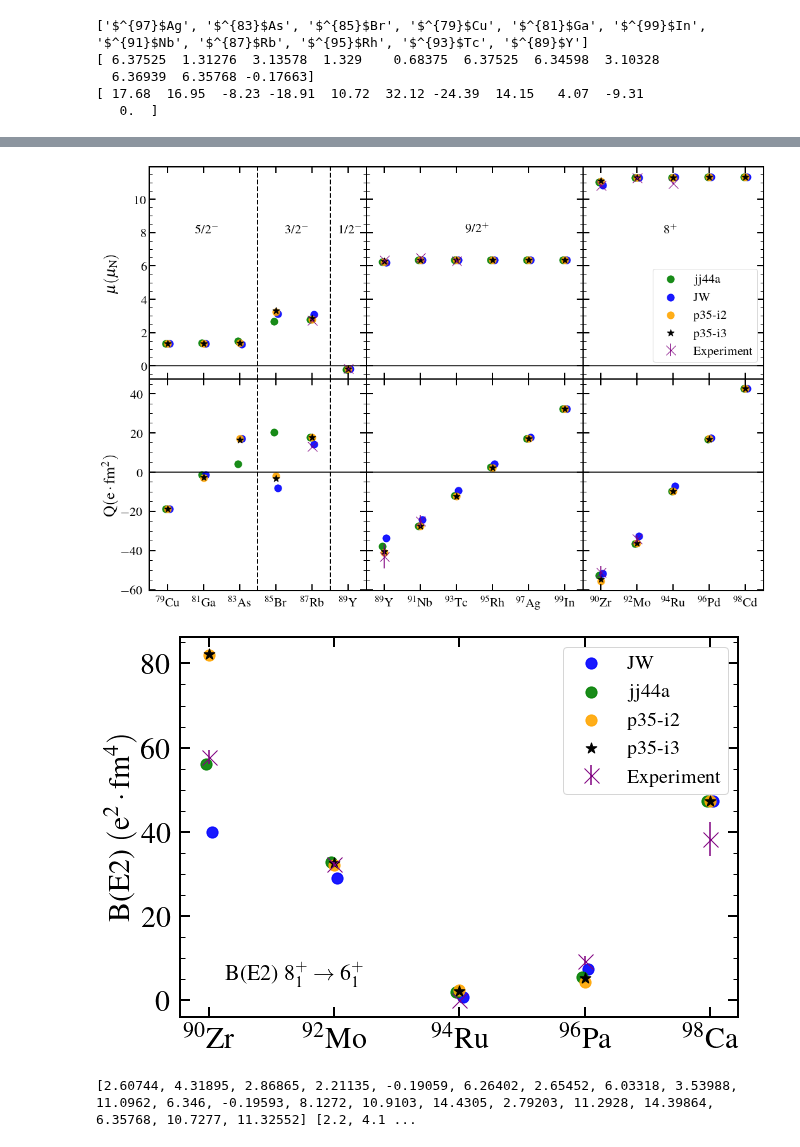
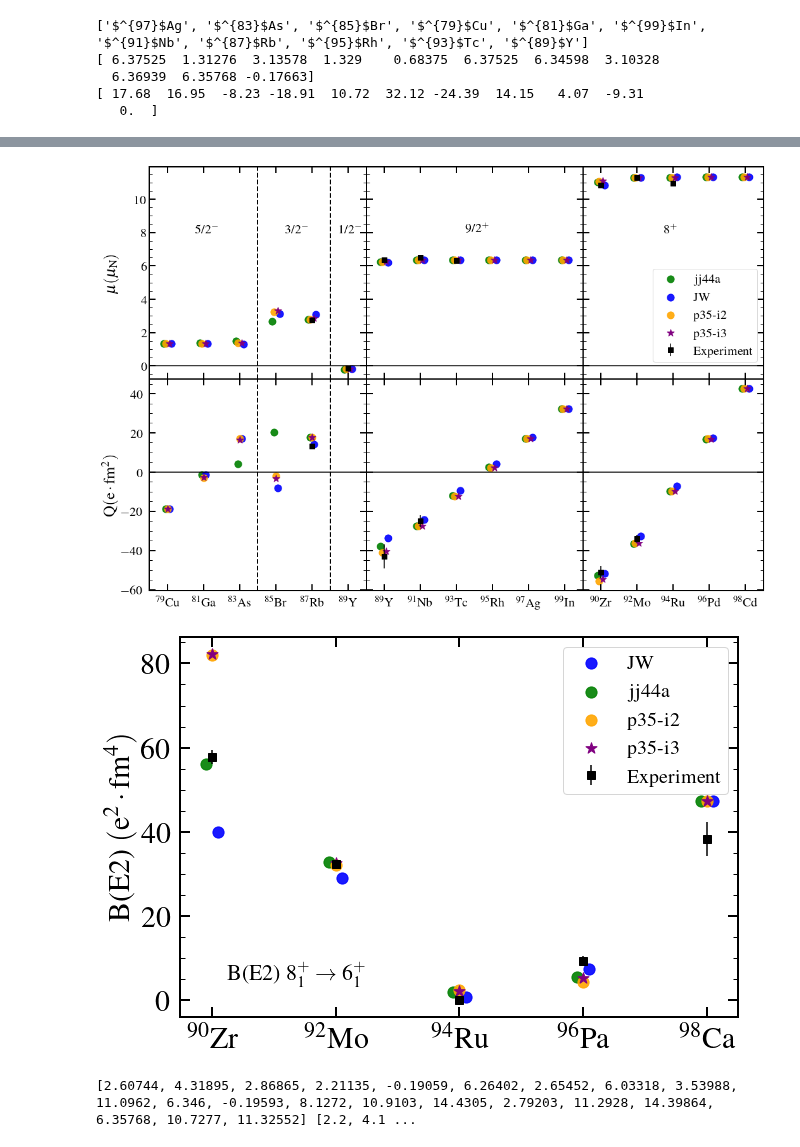
Before and after one commit to JordanPurcell/Research, a Jupyter notebook: plots/EM_properties.ipynb, the cells around one changed output, grey strips where cells are left out. Cells and saved outputs as stored; diff of their text form; code cells hidden in the pictures.

```diff
--- a/plots/EM_properties.ipynb
+++ b/plots/EM_properties.ipynb
@@ -387,48 +387,48 @@ ax[0][2].plot(xeven, np.zeros(len(xeven)), color='black', linestyle='solid')
 ax[1][2].plot(xeven, np.zeros(len(xeven)), color='black', linestyle='solid')
 
 
-ax[0][0].scatter([odd_A[i] - 0.1 for i in range(len(odd_A))], odd_dipoles[0], color='green', s = 125, label='jj44a', alpha=0.9)
-ax[0][0].scatter([odd_A[i] + 0.1 for i in range(len(odd_A))], odd_dipoles[1], color='blue',  s = 125, label='JW', alpha=0.9)
-ax[0][0].scatter(odd_A, odd_dipoles[2], color='orange', s = 125, label='p35-i2', alpha=0.9)
-ax[0][0].scatter(odd_A, odd_dipoles[3], color='black', marker='*', s = 125, label='p35-i3')
+ax[0][0].scatter([odd_A[i] - 0.2 for i in range(len(odd_A))], odd_dipoles[0], color='green', s = 125, label='jj44a', alpha=0.9)
+ax[0][0].scatter([odd_A[i] + 0.2 for i in range(len(odd_A))], odd_dipoles[1], color='blue',  s = 125, label='JW', alpha=0.9)
+ax[0][0].scatter([odd_A[i] - 0.1 for i in range(len(odd_A))], odd_dipoles[2], color='orange', s = 125, label='p35-i2', alpha=0.9)
+ax[0][0].scatter([odd_A[i] + 0.1 for i in range(len(odd_A))], odd_dipoles[3], color='purple', marker='*', s = 135, label='p35-i3')
 ax[0][0].errorbar([87, 89, 91], [2.75131, -0.1374154, 6.521], yerr=[0.00012, 0.0000003, 0.002],
-                    fmt='x', mfc='purple', mec='purple', ecolor='purple', ms=15, label='Experiment')
+                    fmt='s', mfc='black', mec='black', ecolor='black', ms=8, label='Experiment')
 
 # the :10 for odd_Q is to not include the Q values for 89Y, which has no quadrupole moment in the 1/2 state
 ax[1][0].scatter([odd_A[i] - 0.1 for i in range(len(odd_A)-1)], odd_Q[0][:10], color='green', s = 125, label='jj44a', alpha=0.9)
 ax[1][0].scatter([odd_A[i] + 0.1 for i in range(len(odd_A)-1)], odd_Q[1][:10], color='blue',  s = 125, label='JW', alpha=0.9)
 ax[1][0].scatter(odd_A[:10], odd_Q[2][:10], color='orange', s = 125, label='p35-i2', alpha=0.9)
-ax[1][0].scatter(odd_A[:10], odd_Q[3][:10], color='black', marker='*', s = 125, label='p35-i3')
+ax[1][0].scatter(odd_A[:10], odd_Q[3][:10], color='purple', marker='*', s = 135, label='p35-i3')
 ax[1][0].errorbar([87, 91], [13.2, -25], yerr=[0.1, 3],
-                    fmt='x', mfc='purple', mec='purple', ecolor='purple', ms=15, label='Experiment')
+                    fmt='s', mfc='black', mec='black', ecolor='black', ms=8, label='Experiment')
 
-ax[0][1].scatter([m9_A[i] - 0.1 for i in range(len(m9_A))], odd_mu9[0], color='green', s = 125, label='jj44a', alpha=0.9)
-ax[0][1].scatter([m9_A[i] + 0.1 for i in range(len(m9_A))], odd_mu9[1], color='blue',  s = 125, label='JW', alpha=0.9)
-ax[0][1].scatter(m9_A, odd_mu9[2], color='orange', s = 125, label='p35-i2', alpha=0.9)
-ax[0][1].scatter(m9_A, odd_mu9[3], color='black', marker='*', s = 125, label='p35-i3')
+ax[0][1].scatter([m9_A[i] - 0.2 for i in range(len(m9_A))], odd_mu9[0], color='green', s = 125, label='jj44a', alpha=0.9)
+ax[0][1].scatter([m9_A[i] + 0.2 for i in range(len(m9_A))], odd_mu9[1], color='blue',  s = 125, label='JW', alpha=0.9)
+ax[0][1].scatter([m9_A[i] - 0.1 for i in range(len(m9_A))], odd_mu9[2], color='orange', s = 125, label='p35-i2', alpha=0.9)
+ax[0][1].scatter([m9_A[i] + 0.1 for i in range(len(m9_A))], odd_mu9[3], color='purple', marker='*', s = 135, label='p35-i3')
 ax[0][1].errorbar([89, 91, 93], [6.37, 6.521, 6.32], yerr=[0.04, 0.002, 0.06],
-                    fmt='x', mfc='purple', mec='purple', ecolor='purple', ms=15, label='Experiment')
+                    fmt='s', mfc='black', mec='black', ecolor='black', ms=8, label='Experiment')
 
-ax[0][2].scatter([m8_A[i] - 0.1 for i in range(len(m8_A))], even_mu8[0], color='green', s = 125, label='jj44a', alpha=0.9)
-ax[0][2].scatter([m8_A[i] + 0.1 for i in range(len(m8_A))], even_mu8[1], color='blue',  s = 125, label='JW', alpha=0.9)
-ax[0][2].scatter(m8_A, even_mu8[2], color='orange', s = 125, label='p35-i2', alpha=0.9)
-ax[0][2].scatter(m8_A, even_mu8[3], color='black', marker='*', s = 125, label='p35-i3')
+ax[0][2].scatter([m8_A[i] - 0.2 for i in range(len(m8_A))], even_mu8[0], color='green', s = 125, label='jj44a', alpha=0.9)
+ax[0][2].scatter([m8_A[i] + 0.2 for i in range(len(m8_A))], even_mu8[1], color='blue',  s = 125, label='JW', alpha=0.9)
+ax[0][2].scatter([m8_A[i] - 0.1 for i in range(len(m8_A))], even_mu8[2], color='orange', s = 125, label='p35-i2', alpha=0.9)
+ax[0][2].scatter([m8_A[i] + 0.1 for i in range(len(m8_A))], even_mu8[3], color='purple', marker='*', s = 135, label='p35-i3')
 ax[0][2].errorbar([90, 92, 94], [10.84, 11.30, 10.97], yerr=[0.06, 0.05, 0.06],
-                    fmt='x', mfc='purple', mec='purple', ecolor='purple', ms=15, label='Experiment')
+                    fmt='s', mfc='black', mec='black', ecolor='black', ms=8, label='Experiment')
 
-ax[1][1].scatter([m9_A[i] - 0.1 for i in range(len(m9_A))], odd_Q9[0], color='green', s = 125, label='jj44a', alpha=0.9)
-ax[1][1].scatter([m9_A[i] + 0.1 for i in range(len(m9_A))], odd_Q9[1], color='blue',  s = 125, label='JW', alpha=0.9)
-ax[1][1].scatter(m9_A, odd_Q9[2], color='orange', s = 125, label='p35-i2', alpha=0.9)
-ax[1][1].scatter(m9_A, odd_Q9[3], color='black', marker='*', s = 125, label='p35-i3')
+ax[1][1].scatter([m9_A[i] - 0.2 for i in range(len(m9_A))], odd_Q9[0], color='green', s = 125, label='jj44a', alpha=0.9)
+ax[1][1].scatter([m9_A[i] + 0.2 for i in range(len(m9_A))], odd_Q9[1], color='blue',  s = 125, label='JW', alpha=0.9)
+ax[1][1].scatter([m9_A[i] - 0.1 for i in range(len(m9_A))], odd_Q9[2], color='orange', s = 125, label='p35-i2', alpha=0.9)
+ax[1][1].scatter([m9_A[i] + 0.1 for i in range(len(m9_A))], odd_Q9[3], color='purple', marker='*', s = 135, label='p35-i3')
 ax[1][1].errorbar([89, 91], [-43, -25], yerr=[6, 3],
-                    fmt='x', mfc='purple', mec='purple', ecolor='purple', ms=15, label='Experiment')
+                    fmt='s', mfc='black', mec='black', ecolor='black', ms=8, label='Experiment')
 
-ax[1][2].scatter([m8_A[i] - 0.1 for i in range(len(m8_A))], even_Q8[0], color='green', s = 125, label='jj44a', alpha=0.9)
-ax[1][2].scatter([m8_A[i] + 0.1 for i in range(len(m8_A))], even_Q8[1], color='blue',  s = 125, label='JW', alpha=0.9)
-ax[1][2].scatter(m8_A, even_Q8[2], color='orange', s = 125, label='p35-i2', alpha=0.9)
-ax[1][2].scatter(m8_A, even_Q8[3], color='black', marker='*', s = 125, label='p35-i3')
+ax[1][2].scatter([m8_A[i] - 0.2 for i in range(len(m8_A))], even_Q8[0], color='green', s = 125, label='jj44a', alpha=0.9)
+ax[1][2].scatter([m8_A[i] + 0.2 for i in range(len(m8_A))], even_Q8[1], color='blue',  s = 125, label='JW', alpha=0.9)
+ax[1][2].scatter([m8_A[i] - 0.1 for i in range(len(m8_A))], even_Q8[2], color='orange', s = 125, label='p35-i2', alpha=0.9)
+ax[1][2].scatter([m8_A[i] + 0.1 for i in range(len(m8_A))], even_Q8[3], color='purple', marker='*', s = 135, label='p35-i3')
 ax[1][2].errorbar([90, 92], [-51, -34], yerr=[3, 2],
-                    fmt='x', mfc='purple', mec='purple', ecolor='purple', ms=15, label='Experiment')
+                    fmt='s', mfc='black', mec='black', ecolor='black', ms=8, label='Experiment')
 
 ax[0][0].tick_params(axis="both", which="major", direction="in", left=True, right=True, top=True, length=10, width=2, labelsize=20)
 ax[0][0].tick_params(axis="both", which="minor", direction="in", right=True, top=True, length=5, width=1, labelsize=20)
@@ -469,26 +469,26 @@ ax[0][0].minorticks_on()
 ax[1][0].minorticks_on()
 plt.show()
 # %% [output]
-[figure, old version]
+[figure, new version]
 # %%
 plt.figure(figsize=(10,7))
 plt.xticks(A_even, Even_ticks, fontsize=30)
 #plt.errorbar(A_even[5:], BE2_86_exp, yerr=BE2_86_error, fmt='o', mfc='orange', mec='orange', ecolor='orange', label='Q (p35-i2)')
 
-plt.scatter([A_even[i] + 0.05 for i in range(5,len(A_even))], BE2_86_JW, color='blue', s = 125, label='JW', alpha=0.9)
-plt.scatter([A_even[i] - 0.05 for i in range(5,len(A_even))], BE2_86_jj44a, color='green', s = 125, label='jj44a', alpha=0.9)
+plt.scatter([A_even[i] + 0.1 for i in range(5,len(A_even))], BE2_86_JW, color='blue', s = 125, label='JW', alpha=0.9)
+plt.scatter([A_even[i] - 0.1 for i in range(5,len(A_even))], BE2_86_jj44a, color='green', s = 125, label='jj44a', alpha=0.9)
 plt.scatter(A_even[5:], BE2_86_i2, color='orange', s = 125, label='p35-i2', alpha=0.9)
-plt.scatter(A_even[5:], BE2_86_i3, color='black', marker='*', s = 125, label='p35-i3', alpha=1)
-plt.errorbar(A_even[5:], BE2_86_exp, yerr=BE2_86_error, fmt='x', mfc='purple', mec='purple', ecolor='purple', ms=15, label='Experiment')
+plt.scatter(A_even[5:], BE2_86_i3, color='purple', marker='*', s = 135, label='p35-i3', alpha=1)
+plt.errorbar(A_even[5:], BE2_86_exp, yerr=BE2_86_error, fmt='s', mfc='black', mec='black', ecolor='black', ms=8, label='Experiment')
 plt.ylabel('B(E2) $\mathrm{(e^2 \cdot fm^4)}$', fontsize=30)
 plt.tick_params(which="major", direction="in", right=True, top=True, length=10, width=2, labelsize=30, pad=10)
 plt.tick_params(which="minor", direction="in", right=True, top=False, bottom=False, length=5, width=1, labelsize=20)
 plt.text(90.25, 5, r'B(E2) $\mathdefault{8^+_1 \rightarrow 6^+_1}$', fontsize = 22)
 plt.legend(fontsize=20)
 plt.minorticks_on()
 plt.show()
 # %% [output]
-[figure, old version]
+[figure, new version]
 # %%
 print(mu_i3[:], mu_exp)
 # %% [output]
```
Also changed, not shown: parts of 3 cells of this notebook, 5 other files.
